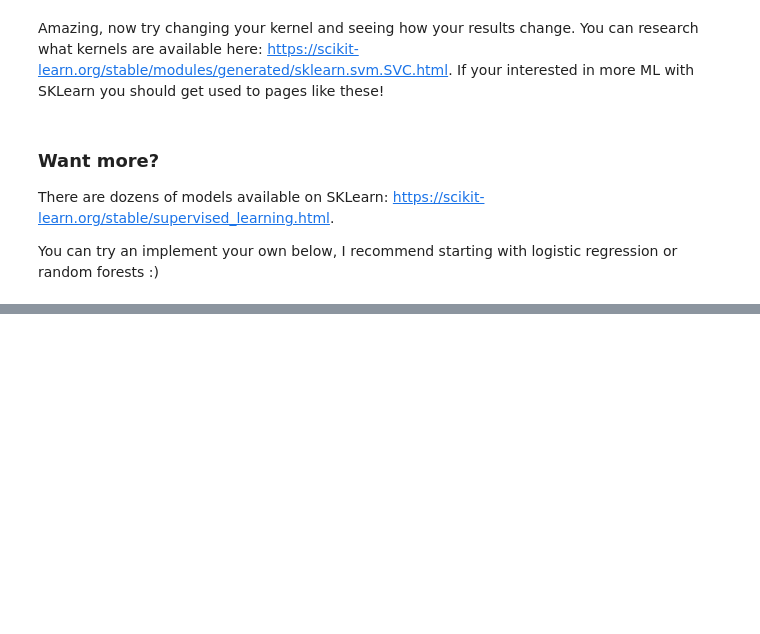
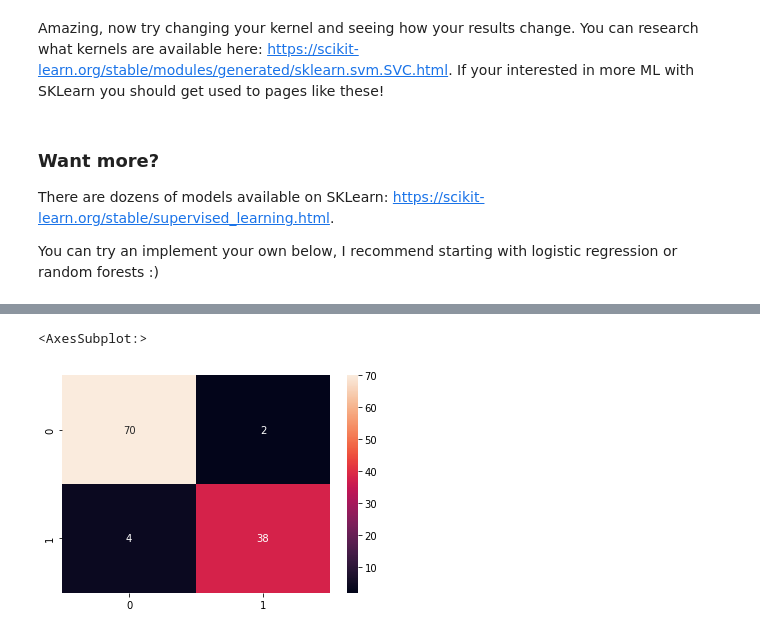
Before and after one commit to ryand0n/SC2022-BatchC-electric-pythons, a Jupyter notebook: Aadya Aradhyula/week2/Cancer_detection.ipynb, the cells around one changed output, grey strips where cells are left out. Cells and saved outputs as stored; diff of their text form; code cells hidden in the pictures; blank space fills up the shorter version.

```diff
--- a/Aadya Aradhyula/week2/Cancer_detection.ipynb
+++ b/Aadya Aradhyula/week2/Cancer_detection.ipynb
@@ -389,0 +430,4 @@ You can try an implement your own below, I recommend starting with logistic regr
+# %%
+#Decision Trees
+from sklearn import tree
+clf = tree.DecisionTreeClassifier()
@@ -389,0 +438,2 @@ You can try an implement your own below, I recommend starting with logistic regr
+# %%
+y_hat = clf.predict(x_test)
@@ -389,0 +455,5 @@ You can try an implement your own below, I recommend starting with logistic regr
+# %%
+sns.heatmap(confusion_matrix(y_test, y_hat), annot=True, fmt='g')
+# %% [output]
+<AxesSubplot:>
+[figure, added]
```
Also changed, not shown: parts of 24 cells of this notebook, 40 other files.
